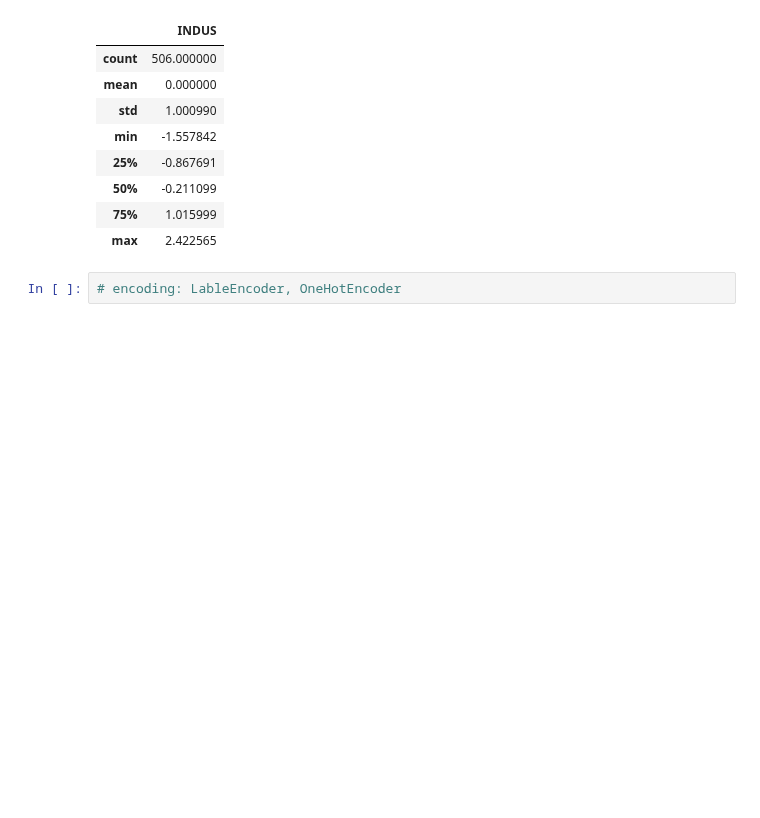
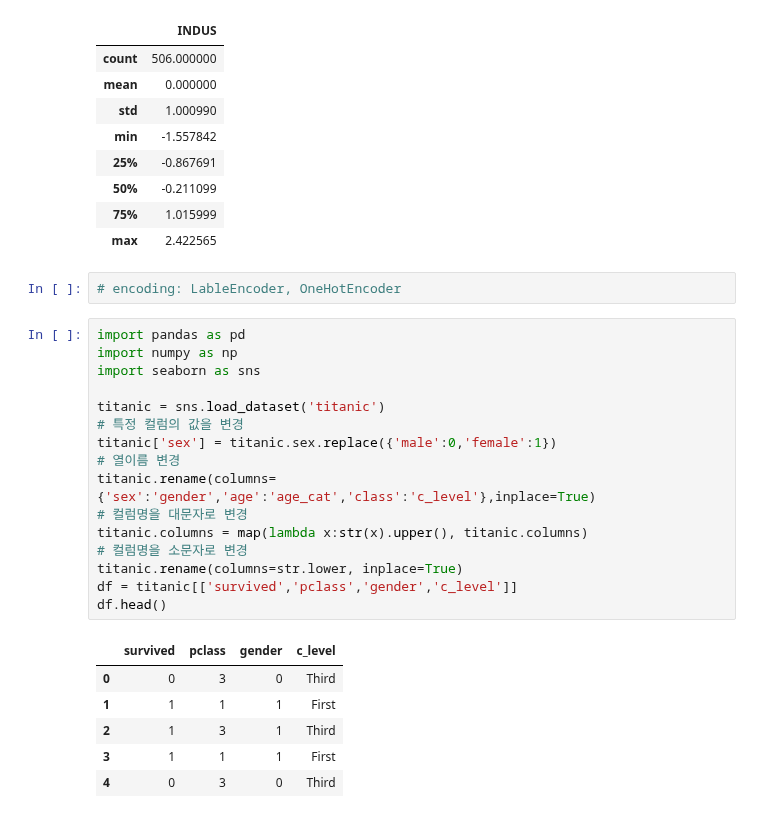
Before and after one commit to bnv20/kdt7, a Jupyter notebook: m2_분석라이브러리활용/pandas/응용.ipynb, the cells around one changed output. Drawn from its saved outputs; the diff is of its cells as text; blank space fills up the shorter version.

```diff
--- a/m2_분석라이브러리활용/pandas/응용.ipynb
+++ b/m2_분석라이브러리활용/pandas/응용.ipynb
@@ -938,3 +938,26 @@ df_boston[['INDUS']].describe()
 | max | 2.422565 |
 # %%
 # encoding: LableEncoder, OneHotEncoder
+# %%
+import pandas as pd
+import numpy as np
+import seaborn as sns
+
+titanic = sns.load_dataset('titanic')
+# 특정 컬럼의 값을 변경
+titanic['sex'] = titanic.sex.replace({'male':0,'female':1})
+# 열이름 변경
+titanic.rename(columns={'sex':'gender','age':'age_cat','class':'c_level'},inplace=True)
+# 컬럼명을 대문자로 변경
+titanic.columns = map(lambda x:str(x).upper(), titanic.columns)
+# 컬럼명을 소문자로 변경
+titanic.rename(columns=str.lower, inplace=True)
+df = titanic[['survived','pclass','gender','c_level']]
+df.head()
+# %% [output]
+|  | survived | pclass | gender | c_level |
+| 0 | 0 | 3 | 0 | Third |
+| 1 | 1 | 1 | 1 | First |
+| 2 | 1 | 3 | 1 | Third |
+| 3 | 1 | 1 | 1 | First |
+| 4 | 0 | 3 | 0 | Third |
```
Also changed, not shown: parts of 8 cells of this notebook.
